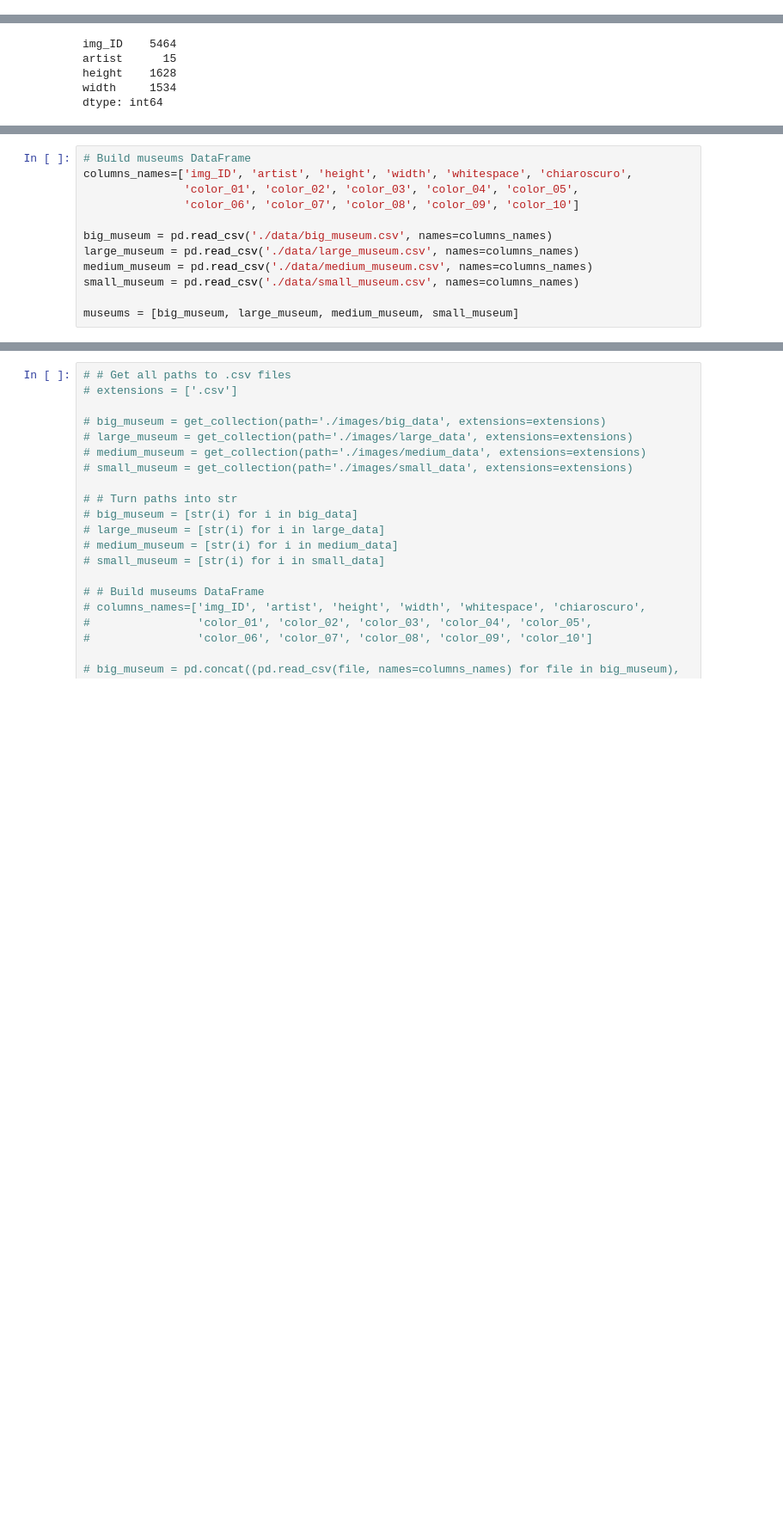
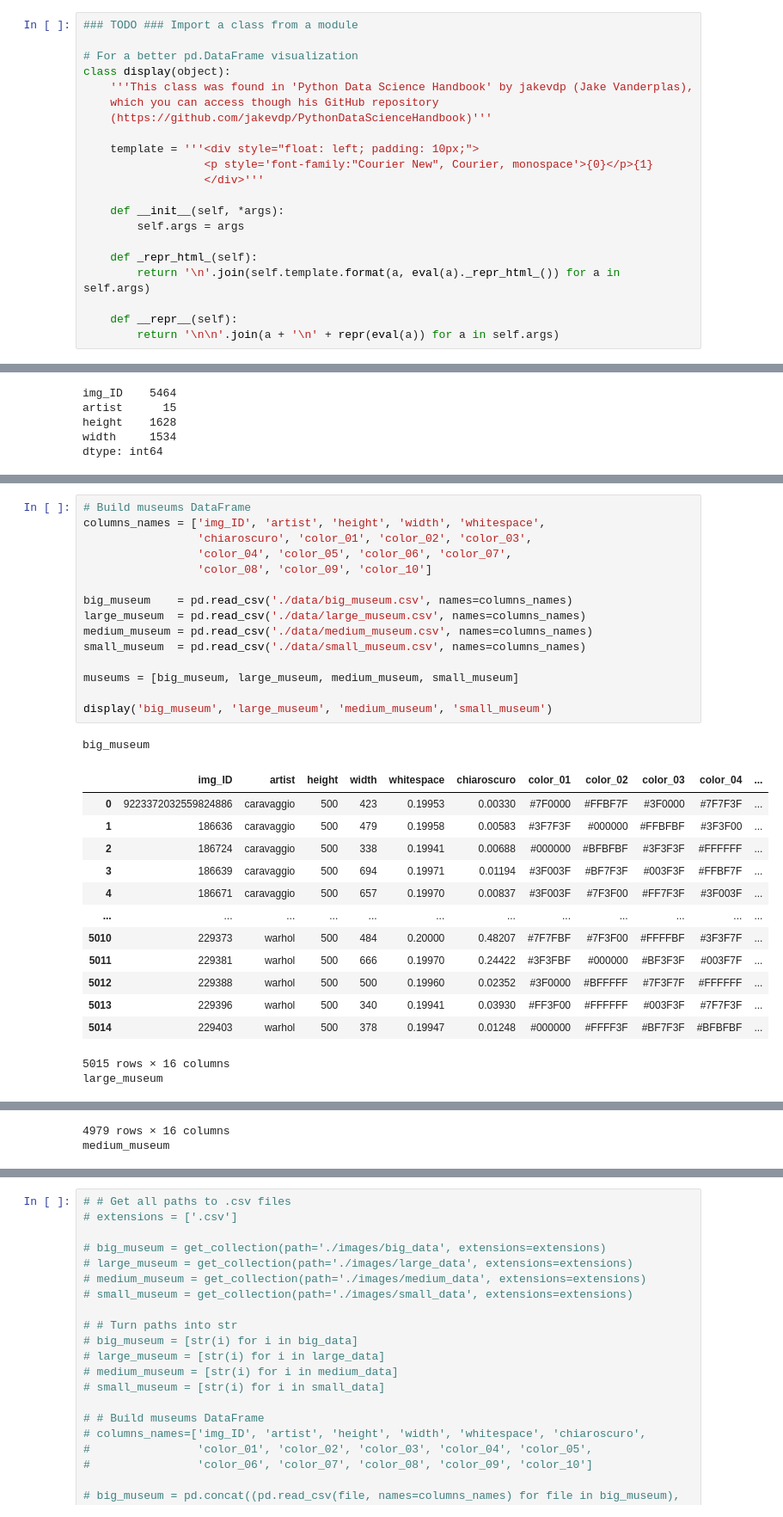
Before and after one commit to mabatalla/Academic-project-Is-this-Picasso, a Jupyter notebook: 01.- Building dataset.ipynb, the cells around one changed output, grey strips where cells are left out. Shown at 86% size. Cells and saved outputs as stored; diff of their text form; blank space fills up the shorter version.

```diff
--- a/01.- Building dataset.ipynb
+++ b/01.- Building dataset.ipynb
@@ -76,6 +73,27 @@ from utils import color_quant
 %matplotlib inline
 
 sns.set_theme(style='whitegrid', rc={'figure.figsize': (20, 10)})
+# %%
+### TODO ### Import a class from a module
+
+# For a better pd.DataFrame visualization
+class display(object):
+    '''This class was found in 'Python Data Science Handbook' by jakevdp (Jake Vanderplas),
+    which you can access though his GitHub repository
+    (https://github.com/jakevdp/PythonDataScienceHandbook)'''
+
+    template = '''<div style="float: left; padding: 10px;">
+                  <p style='font-family:"Courier New", Courier, monospace'>{0}</p>{1}
+                  </div>'''
+
+    def __init__(self, *args):
+        self.args = args
+
+    def _repr_html_(self):
+        return '\n'.join(self.template.format(a, eval(a)._repr_html_()) for a in self.args)
+
+    def __repr__(self):
+        return '\n\n'.join(a + '\n' + repr(eval(a)) for a in self.args)
 # %% [markdown]
 ___
 ### UPDATE UTILS
@@ -443,13 +452,32 @@ print(f'{len(small_museum)} images in small_museum')
 4308 images in small_museum
 # %%
 # Build museums DataFrame
-columns_names=['img_ID', 'artist', 'height', 'width', 'whitespace', 'chiaroscuro',
-               'color_01', 'color_02', 'color_03', 'color_04', 'color_05',
-               'color_06', 'color_07', 'color_08', 'color_09', 'color_10']
+columns_names = ['img_ID', 'artist', 'height', 'width', 'whitespace',
+                 'chiaroscuro', 'color_01', 'color_02', 'color_03',
+                 'color_04', 'color_05', 'color_06', 'color_07',
+                 'color_08', 'color_09', 'color_10']
 
-big_museum = pd.read_csv('./data/big_museum.csv', names=columns_names)
-large_museum = pd.read_csv('./data/large_museum.csv', names=columns_names)
+big_museum    = pd.read_csv('./data/big_museum.csv', names=columns_names)
+large_museum  = pd.read_csv('./data/large_museum.csv', names=columns_names)
 medium_museum = pd.read_csv('./data/medium_museum.csv', names=columns_names)
-small_museum = pd.read_csv('./data/small_museum.csv', names=columns_names)
+small_museum  = pd.read_csv('./data/small_museum.csv', names=columns_names)
 
 museums = [big_museum, large_museum, medium_museum, small_museum]
+
+display('big_museum', 'large_museum', 'medium_museum', 'small_museum')
+# %% [output]
+big_museum
+|  | img_ID | artist | height | width | whitespace | chiaroscuro | color_01 | color_02 | color_03 | color_04 | ... |
+| 0 | 9223372032559824886 | caravaggio | 500 | 423 | 0.19953 | 0.00330 | #7F0000 | #FFBF7F | #3F0000 | #7F7F3F | ... |
+| 1 | 186636 | caravaggio | 500 | 479 | 0.19958 | 0.00583 | #3F7F3F | #000000 | #FFBFBF | #3F3F00 | ... |
+| 2 | 186724 | caravaggio | 500 | 338 | 0.19941 | 0.00688 | #000000 | #BFBFBF | #3F3F3F | #FFFFFF | ... |
+| 3 | 186639 | caravaggio | 500 | 694 | 0.19971 | 0.01194 | #3F003F | #BF7F3F | #003F3F | #FFBF7F | ... |
+| 4 | 186671 | caravaggio | 500 | 657 | 0.19970 | 0.00837 | #3F003F | #7F3F00 | #FF7F3F | #3F003F | ... |
+| ... | ... | ... | ... | ... | ... | ... | ... | ... | ... | ... | ... |
+| 5010 | 229373 | warhol | 500 | 484 | 0.20000 | 0.48207 | #7F7FBF | #7F3F00 | #FFFFBF | #3F3F7F | ... |
+| 5011 | 229381 | warhol | 500 | 666 | 0.19970 | 0.24422 | #3F3FBF | #000000 | #BF3F3F | #003F7F | ... |
+| 5012 | 229388 | warhol | 500 | 500 | 0.19960 | 0.02352 | #3F0000 | #BFFFFF | #7F3F7F | #FFFFFF | ... |
+| 5013 | 229396 | warhol | 500 | 340 | 0.19941 | 0.03930 | #FF3F00 | #FFFFFF | #003F3F | #7F7F3F | ... |
+| 5014 | 229403 | warhol | 500 | 378 | 0.19947 | 0.01248 | #000000 | #FFFF3F | #BF7F3F | #BFBFBF | ... |
+5015 rows × 16 columns
+large_museum
@@ -455,0 +496,2 @@ museums = [big_museum, large_museum, medium_museum, small_museum]
+4979 rows × 16 columns
+medium_museum
```
Also changed, not shown: parts of 29 cells of this notebook, 37 other files.
